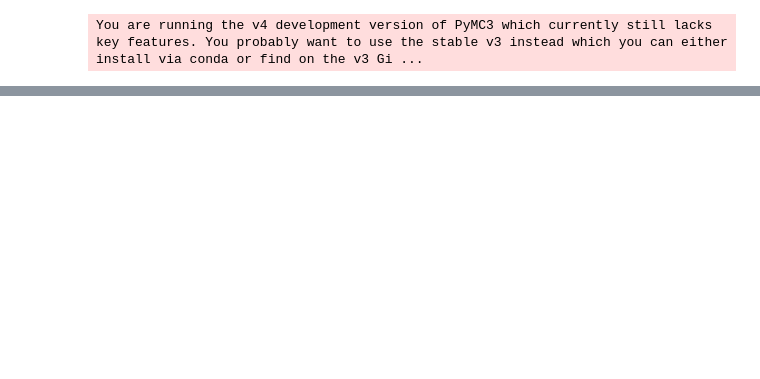
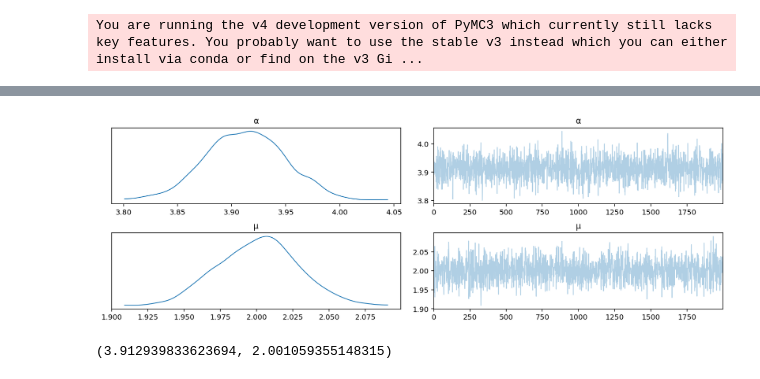
Before and after one commit to larryshamalama/pymc3-playground, a Jupyter notebook: notebooks/step-by-step/dirichlet-process-multiple-dp-samples.ipynb, the cells around one changed output, grey strips where cells are left out. Cells and saved outputs as stored; diff of their text form; code cells hidden in the pictures; blank space fills up the shorter version.

```diff
--- a/notebooks/step-by-step/dirichlet-process-multiple-dp-samples.ipynb
+++ b/notebooks/step-by-step/dirichlet-process-multiple-dp-samples.ipynb
@@ -46,2 +159,10 @@ def create_dp_samples(M, rng, K):
+# %%
+_ = pm.plot_trace(posterior)
+# %% [output]
+[figure, added]
+# %%
+posterior.to_dict()["posterior"]["α"].mean(), posterior.to_dict()["posterior"]["µ"].mean()
+# %% [output]
+(3.912939833623694, 2.001059355148315)
 # %%
 class DirichletProcess:
```
Also changed, not shown: parts of 15 cells of this notebook, 3 other files.
